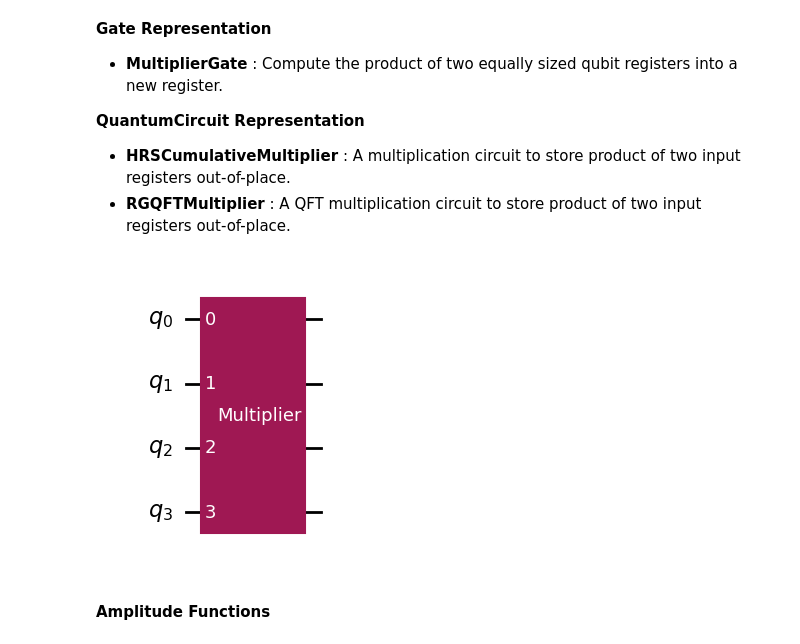
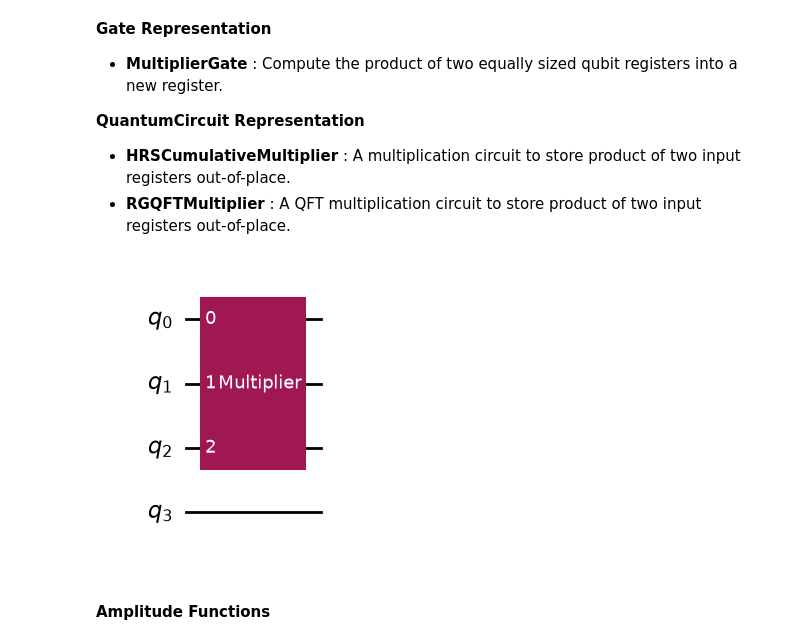
Before and after one commit to kibrahim757/qiskit_certification_examples, a Jupyter notebook: Section_1_Perform_Quantum_Operations/2_1_Standard_Gates.ipynb, the cells around one changed output. Cells and saved outputs as stored; diff of their text form; code cells hidden in the pictures.

```diff
--- a/Section_1_Perform_Quantum_Operations/2_1_Standard_Gates.ipynb
+++ b/Section_1_Perform_Quantum_Operations/2_1_Standard_Gates.ipynb
@@ -356,11 +358,11 @@ qc.compose(hagate).draw('mpl')
 # %%
 from qiskit.circuit.library import MultiplierGate
 
 qc=QuantumCircuit(4)
-mgate=MultiplierGate(1,2)
+mgate=MultiplierGate(1,1)
 qc.compose(mgate).draw('mpl')
 # %% [output]
-[figure, old version]
+[figure, new version]
 # %% [markdown]
 #### Amplitude Functions
 # %% [markdown]
```
Also changed, not shown: parts of 8 cells of this notebook, 25 other files.
